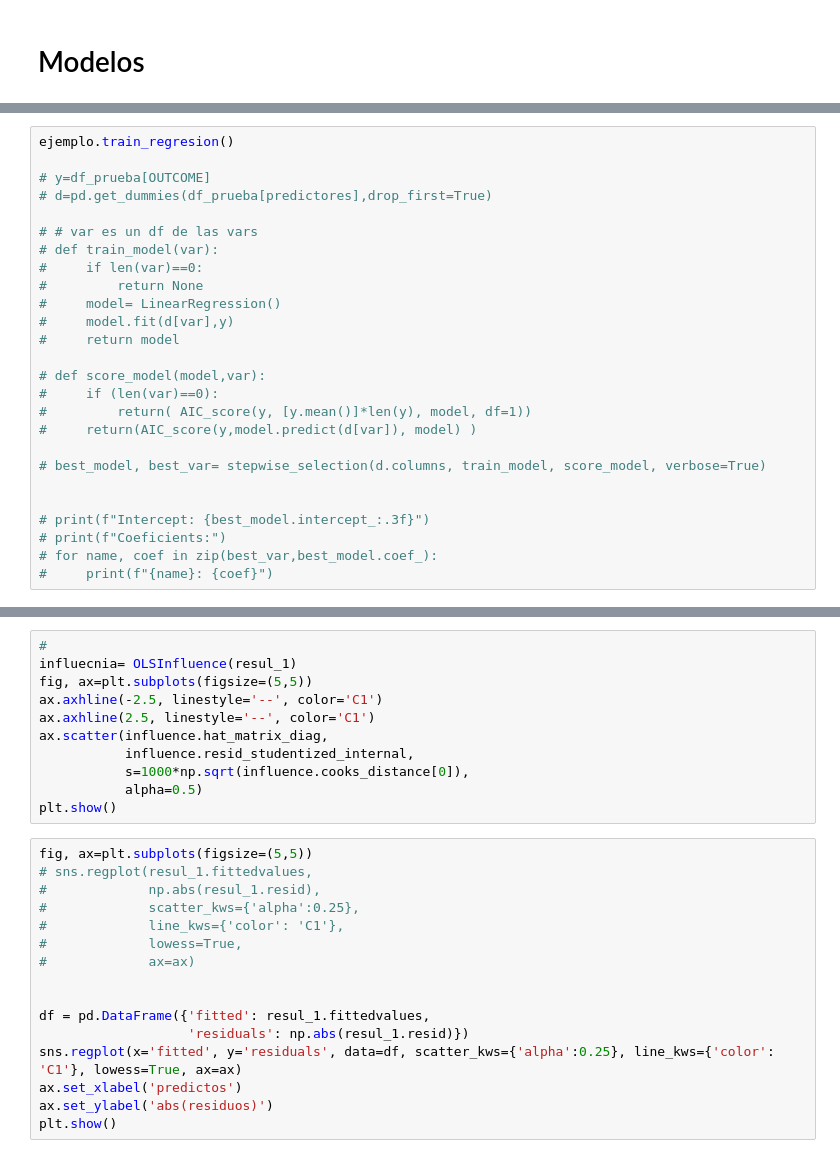
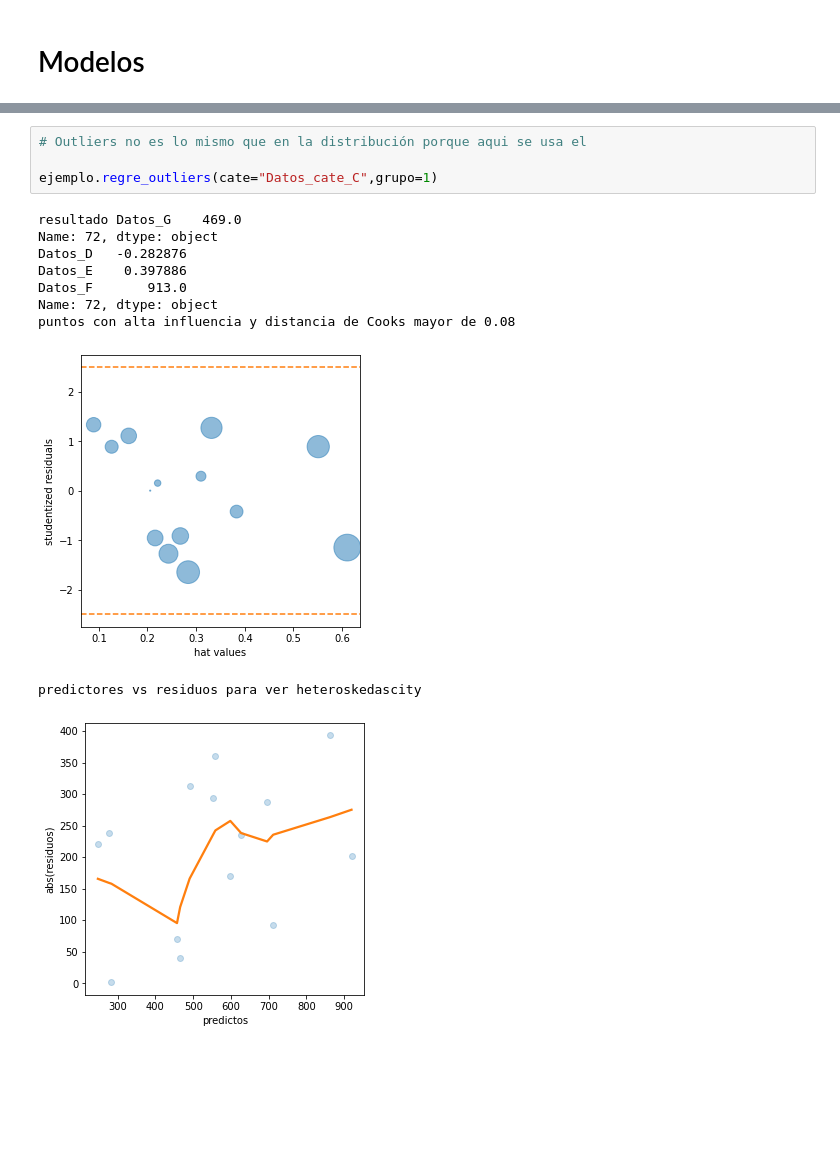
Before and after one commit to 4bm4/cheatsheetDC, a Jupyter notebook: clases.ipynb, the cells around one changed output, grey strips where cells are left out. Drawn from its saved outputs; the diff is of its cells as text; blank space fills up the shorter version.

```diff
--- a/clases.ipynb
+++ b/clases.ipynb
@@ -1321,26 +1428,0 @@ pandas.core.frame.DataFrame
-# %%
-ejemplo.train_regresion()
-
-# y=df_prueba[OUTCOME]
-# d=pd.get_dummies(df_prueba[predictores],drop_first=True)
-
-# # var es un df de las vars
-# def train_model(var):
-#     if len(var)==0:
-#         return None
-#     model= LinearRegression()
-#     model.fit(d[var],y)
-#     return model
-
-# def score_model(model,var):
-#     if (len(var)==0):
-#         return( AIC_score(y, [y.mean()]*len(y), model, df=1))
-#     return(AIC_score(y,model.predict(d[var]), model) )
-
-# best_model, best_var= stepwise_selection(d.columns, train_model, score_model, verbose=True)
-
-
-# print(f"Intercept: {best_model.intercept_:.3f}")
-# print(f"Coeficients:")
-# for name, coef in zip(best_var,best_model.coef_):
-#     print(f"{name}: {coef}")
@@ -1416,30 +1494,18 @@ print(outliers[predictores])
-# %%
-#
-influecnia= OLSInfluence(resul_1)
-fig, ax=plt.subplots(figsize=(5,5))
-ax.axhline(-2.5, linestyle='--', color='C1')
-ax.axhline(2.5, linestyle='--', color='C1')
-ax.scatter(influence.hat_matrix_diag,
-           influence.resid_studentized_internal,
-           s=1000*np.sqrt(influence.cooks_distance[0]),
-           alpha=0.5)
-plt.show()
-# %%
-fig, ax=plt.subplots(figsize=(5,5))
-# sns.regplot(resul_1.fittedvalues,
-#             np.abs(resul_1.resid),
-#             scatter_kws={'alpha':0.25},
-#             line_kws={'color': 'C1'},
-#             lowess=True,
-#             ax=ax)
-
-
-df = pd.DataFrame({'fitted': resul_1.fittedvalues,
-                   'residuals': np.abs(resul_1.resid)})
-sns.regplot(x='fitted', y='residuals', data=df, scatter_kws={'alpha':0.25}, line_kws={'color': 'C1'}, lowess=True, ax=ax)
-ax.set_xlabel('predictos')
-ax.set_ylabel('abs(residuos)')
-plt.show()
+# %%
+# Outliers no es lo mismo que en la distribución porque aqui se usa el
+
+ejemplo.regre_outliers(cate="Datos_cate_C",grupo=1)
+# %% [output]
+resultado Datos_G    469.0
+Name: 72, dtype: object
+Datos_D   -0.282876
+Datos_E    0.397886
+Datos_F       913.0
+Name: 72, dtype: object
+puntos con alta influencia y distancia de Cooks mayor de 0.08
+[figure, added]
+predictores vs residuos para ver heteroskedascity
+[figure, added]
 # %%
 # residuos parciales
 
```
Also changed, not shown: parts of 22 cells of this notebook.
